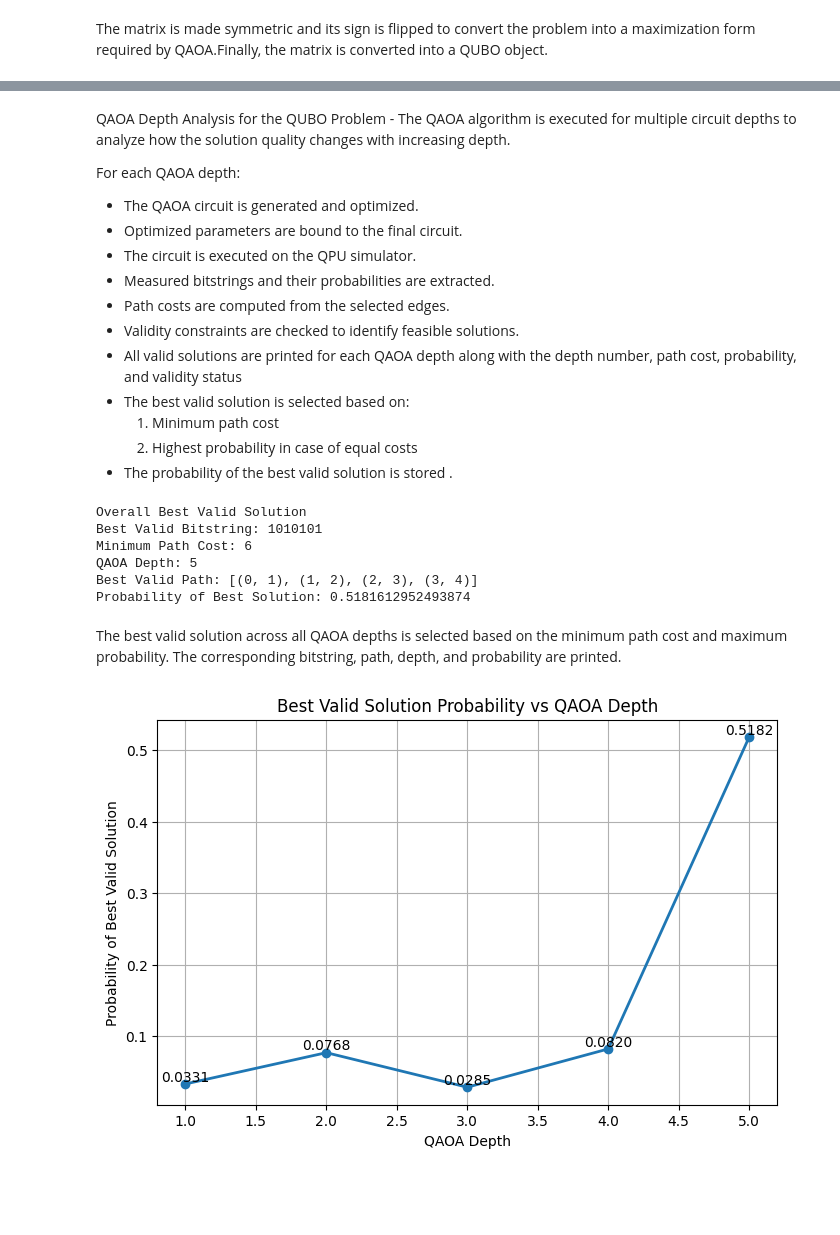
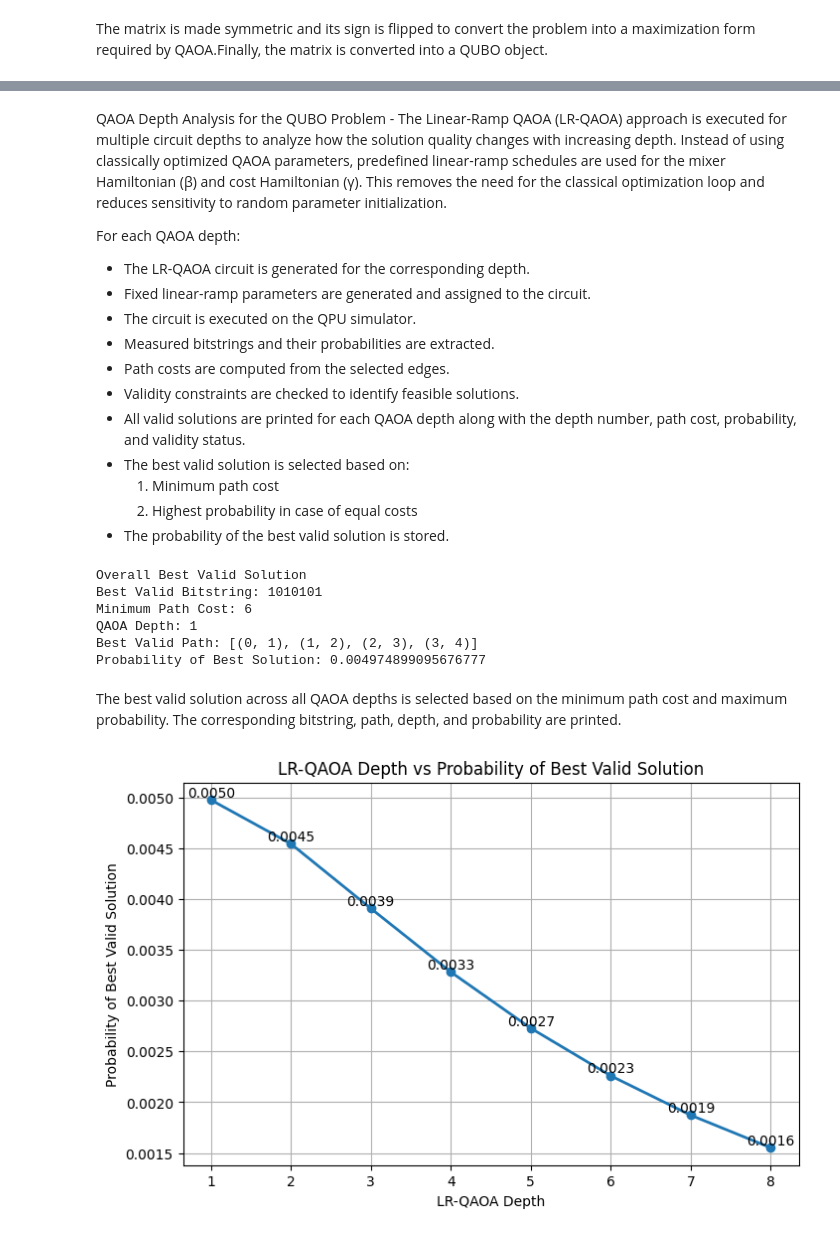
Before and after one commit to snehaesther/qubo, a Jupyter notebook: qaoa_notebook/qaoa_depth_analysis.ipynb, the cells around one changed output, grey strips where cells are left out. Saved outputs shown, nothing was run; the diff lists cells and outputs as text; code cells hidden in the pictures; blank space fills up the shorter version.

```diff
--- a/qaoa_notebook/qaoa_depth_analysis.ipynb
+++ b/qaoa_notebook/qaoa_depth_analysis.ipynb
@@ -73,7 +73,7 @@ from qat.qpus import get_default_qpu
 qpu = get_default_qpu()
 
 # Different QAOA depths to analyze performance
-depths = [1, 2, 3, 4, 5]
+depths = [1, 2, 3, 4, 5, 6, 7, 8]
 best_probs = []
 
 # Store best solution details for each depth
@@ -81,13 +81,20 @@ best_results = []
 
 for dep in depths:
     # Create QAOA job for current depth
-    job = qubo.qaoa_job(dep, False)
+    job = qubo.qaoa_job(dep,False)
 
-    result = qpu.submit(job)
-    param_map = result.parameter_map
+    #print(job.get_variables())
+    circuit = job.circuit
+
+    # Linear-ramp schedule parameters
+    delta_beta = 0.1
+    delta_gamma = 0.2
+
+    # Generate fixed LR-QAOA parameters
+    param_map = linear_ramp_parameters(dep, delta_beta, delta_gamma)
 
     # Execute final circuit with optimized parameters
-    bitstrings, probabilities, final_result = execute_qaoa_and_get_results(job, qpu, param_map, Q,nbshots =0)
+    bitstrings, probabilities, final_result = execute_qaoa_and_get_results(circuit, qpu, param_map, Q,nbshots =0)
 
     costs_list = []
     valid_flags = []
@@ -165,18 +172,19 @@ Depth: 5 |Bitstring: 1010101 | Path cost: 6 | Probability: 0.5181612952493874 |
 # %% [markdown]
-QAOA Depth Analysis for the QUBO Problem - The QAOA algorithm is executed for multiple circuit depths to analyze how the solution quality changes with increasing depth.
+QAOA Depth Analysis for the QUBO Problem - The Linear-Ramp QAOA (LR-QAOA) approach is executed for multiple circuit depths to analyze how the solution quality changes with increasing depth. Instead of using classically optimized QAOA parameters, predefined linear-ramp schedules are used for the mixer Hamiltonian (β) and cost Hamiltonian (γ). This removes the need for the classical optimization loop and reduces sensitivity to random parameter initialization.
 
 For each QAOA depth:
-* The QAOA circuit is generated and optimized.
-* Optimized parameters are bound to the final circuit.
+
+* The LR-QAOA circuit is generated for the corresponding depth.
+* Fixed linear-ramp parameters are generated and assigned to the circuit.
 * The circuit is executed on the QPU simulator.
 * Measured bitstrings and their probabilities are extracted.
 * Path costs are computed from the selected edges.
 * Validity constraints are checked to identify feasible solutions.
-* All valid solutions are printed for each QAOA depth along with the depth number, path cost, probability, and validity status
+* All valid solutions are printed for each QAOA depth along with the depth number, path cost, probability, and validity status.
 * The best valid solution is selected based on:
   1. Minimum path cost
   2. Highest probability in case of equal costs
-* The probability of the best valid solution is stored .
+* The probability of the best valid solution is stored.
 # %%
 best_valid_solution = None
 
@@ -205,36 +213,36 @@ print("Probability of Best Solution:", best_valid_solution["probability"])
 Overall Best Valid Solution
 Best Valid Bitstring: 1010101
 Minimum Path Cost: 6
-QAOA Depth: 5
+QAOA Depth: 1
 Best Valid Path: [(0, 1), (1, 2), (2, 3), (3, 4)]
-Probability of Best Solution: 0.5181612952493874
+Probability of Best Solution: 0.004974899095676777
 # %% [markdown]
 The best valid solution across all QAOA depths is selected based on the minimum path cost and maximum probability. The corresponding bitstring, path, depth, and probability are printed.
 # %%
 import matplotlib.pyplot as plt
 plt.figure(figsize=(8,5))
 
 plt.plot(depths, best_probs,
          marker='o',
          linewidth=2)
 
 # Show probability values on graph
 for d, prob in zip(depths, best_probs):
 
     plt.text(d,
              prob,
              f"{prob:.4f}",
              ha='center',
              va='bottom')
 
-plt.xlabel("QAOA Depth")
+plt.xlabel("LR-QAOA Depth")
 plt.ylabel("Probability of Best Valid Solution")
 
-plt.title("Best Valid Solution Probability vs QAOA Depth")
+plt.title("LR-QAOA Depth vs Probability of Best Valid Solution")
 
 plt.grid(True)
 
 plt.show()
 # %% [output]
-[figure, old version]
+[figure, new version]
 # %% [markdown]
```
Also changed, not shown: parts of 4 cells of this notebook, 2 other files.
